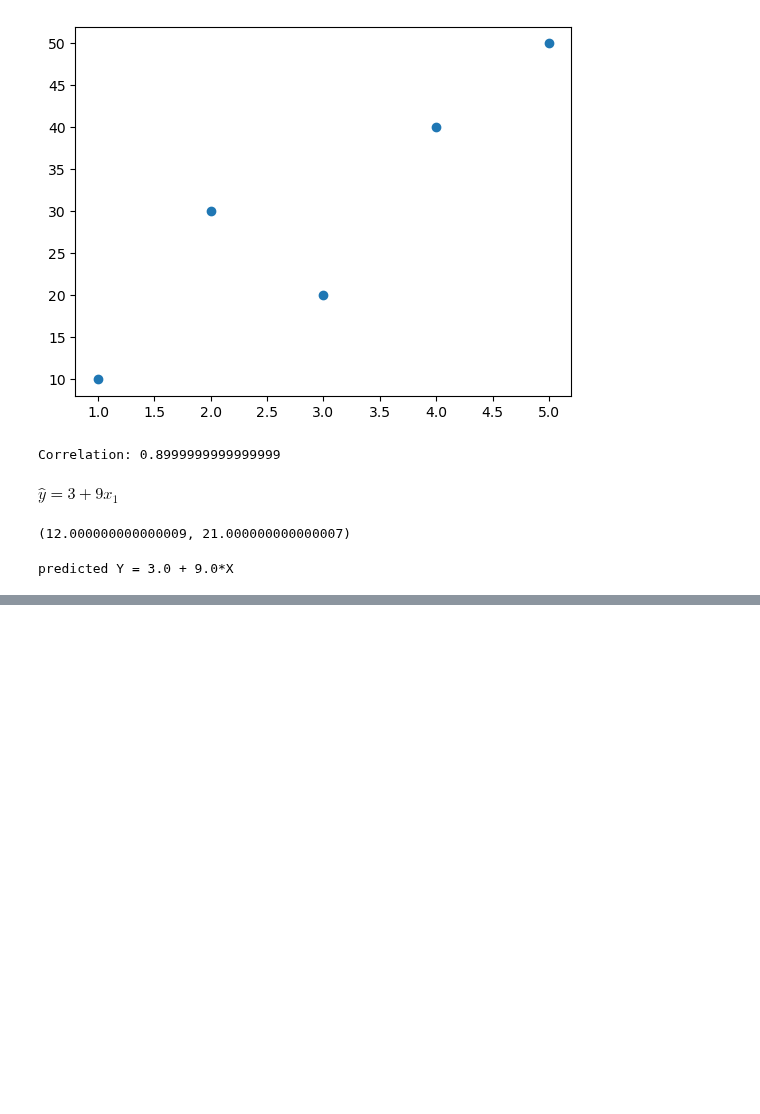
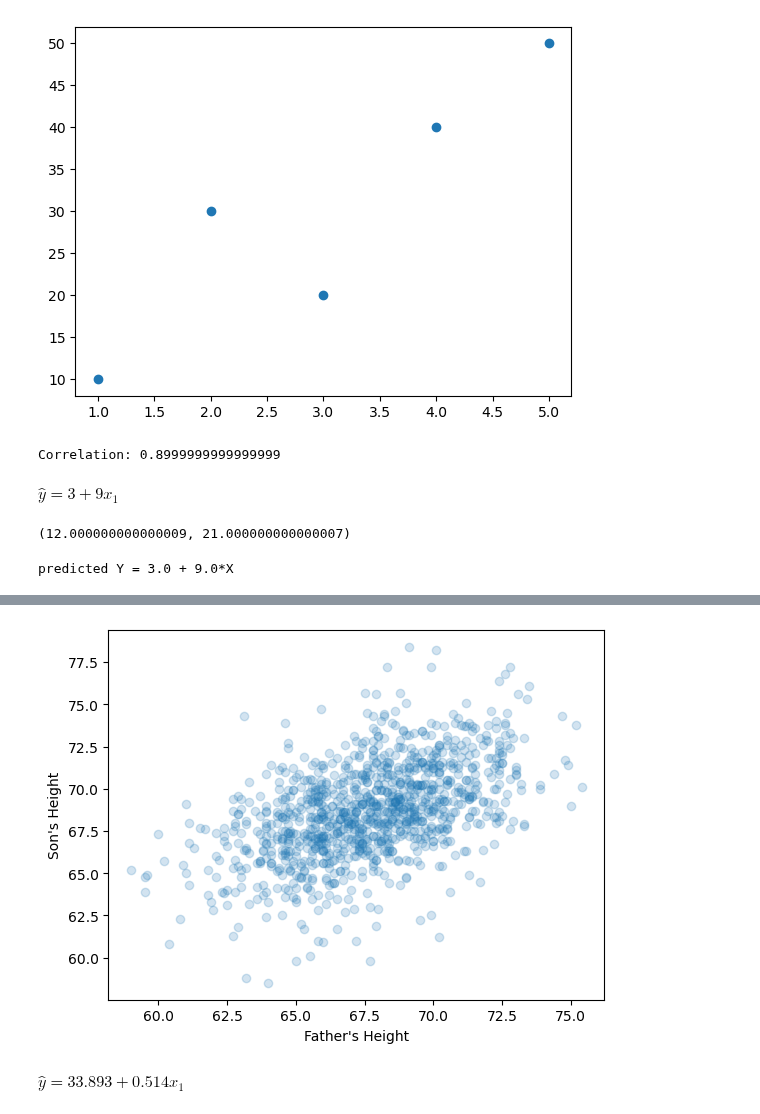
Before and after one commit to alexanderthclark/Stats1101, a Jupyter notebook: book/_build/jupyter_execute/StatwrapRegression.ipynb, the cells around one changed output, grey strips where cells are left out. Cells and saved outputs as stored; diff of their text form; code cells hidden in the pictures; blank space fills up the shorter version.

```diff
--- a/book/_build/jupyter_execute/StatwrapRegression.ipynb
+++ b/book/_build/jupyter_execute/StatwrapRegression.ipynb
@@ -70,0 +75,8 @@ predicted Y = 3.0 + 9.0*X
+# %%
+url = 'https://raw.githubusercontent.com/alexanderthclark/Stats1101/main/Data/FatherSonHeights/pearson.csv'
+
+# load a DataFrame
+df = pd.read_csv(url)
+
+# inspect first five rows
+df.head()
@@ -70,0 +90,15 @@ predicted Y = 3.0 + 9.0*X
+# %%
+father = df.Father
+son = df.Son
+
+scatter_plot(father, son,
+             xlabel = "Father's Height",
+             ylabel = "Son's Height",
+             alpha = 0.2) # reduce opacity of points
+# %% [output]
+[figure, added]
+# %%
+reg_line = linest(son, father) # y then x
+reg_line
+# %% [output]
+$\hat{y} = 33.893 +0.514 x_{1}$
```
Also changed, not shown: parts of 4 cells of this notebook, 46 other files.
